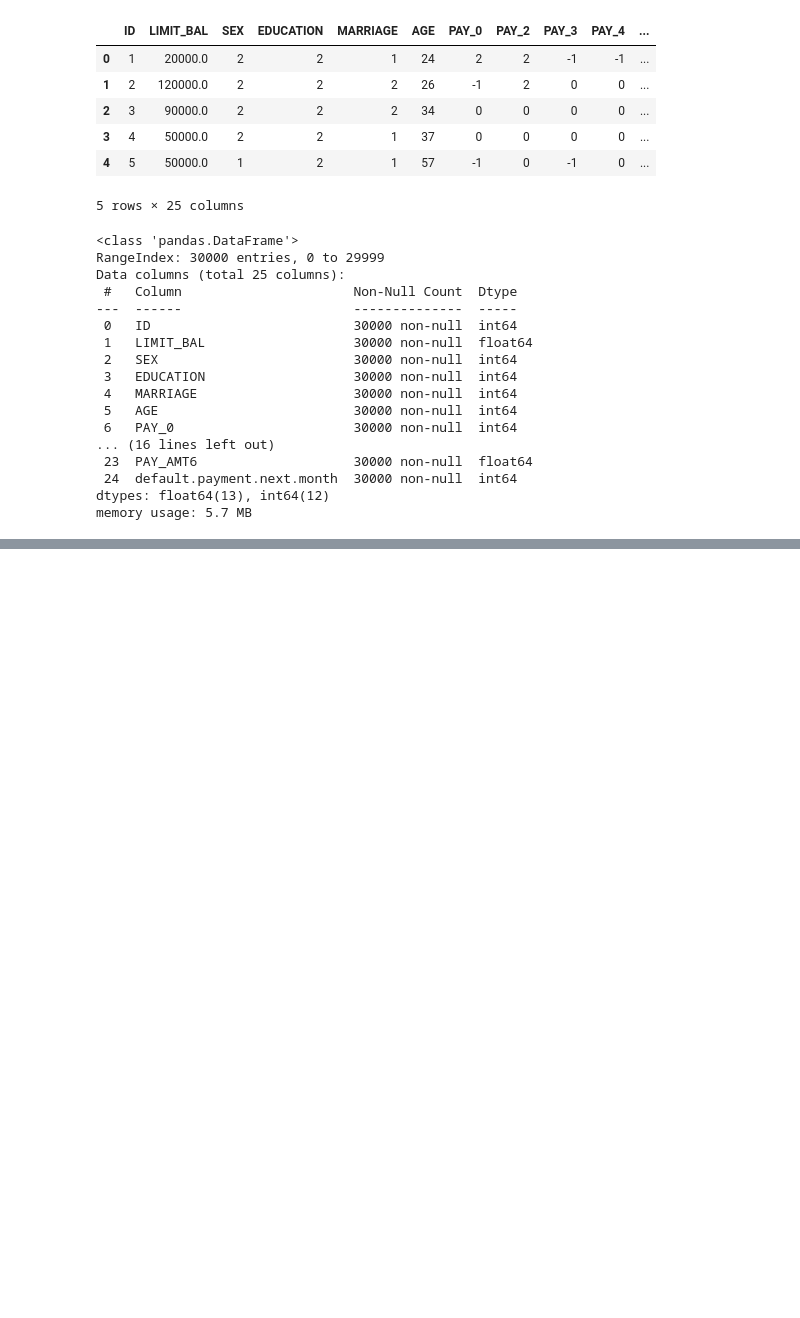
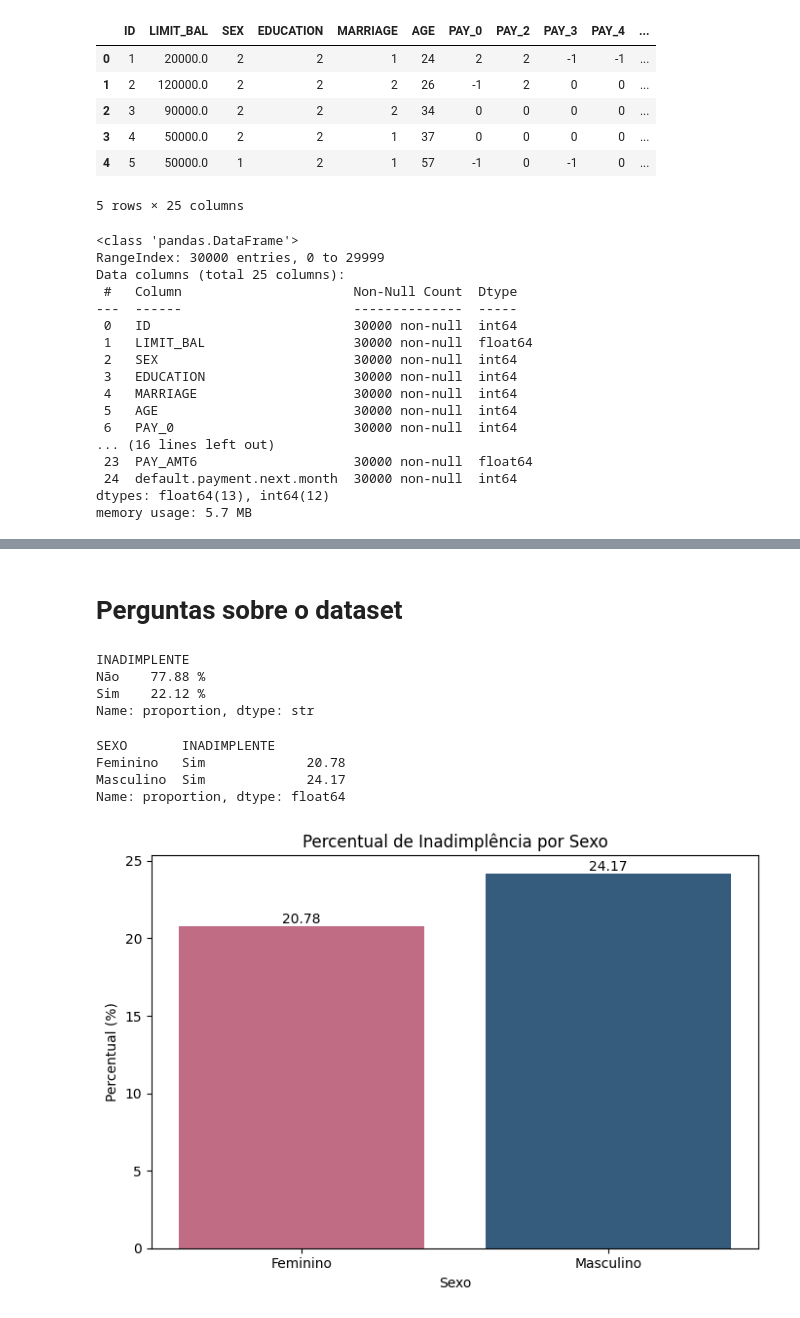
Before and after one commit to rtyodono/ProjetoTecnicasDeProgramacao, a Jupyter notebook: Projeto.ipynb, the cells around one changed output, grey strips where cells are left out. Cells and saved outputs as stored; diff of their text form; code cells hidden in the pictures; blank space fills up the shorter version.

```diff
--- a/Projeto.ipynb
+++ b/Projeto.ipynb
@@ -177,0 +233,49 @@ for coluna in variaveis_quantitativas:
+# %% [markdown]
+# Perguntas sobre o dataset
+# %%
+# Inadimplência Geral
+
+inad_geral = df['INADIMPLENTE'].value_counts(normalize=True).mul(100).round(2).astype(str) + ' %'
+inad_geral
+# %% [output]
+INADIMPLENTE
+Não    77.88 %
+Sim    22.12 %
+Name: proportion, dtype: str
+# %%
+# Inadimplência por sexo
+
+inad_por_sexo = df.groupby('SEXO')['INADIMPLENTE'].value_counts(normalize=True).mul(100).round(2)
+inad_por_sexo = inad_por_sexo[[('Feminino','Sim'),('Masculino','Sim')]]
+inad_por_sexo
+# %% [output]
+SEXO       INADIMPLENTE
+Feminino   Sim             20.78
+Masculino  Sim             24.17
+Name: proportion, dtype: float64
+# %%
+# Gráfico
+plot_df = inad_por_sexo.reset_index()
+plot_df.columns = ['SEXO', 'INADIMPLENTE', 'PERCENTUAL']
+
+fig, ax = plt.subplots(figsize=(7,5))
+bars = ax.bar(plot_df['SEXO'], plot_df['PERCENTUAL'], color=['#C06C84', '#355C7D'])
+
+plt.title('Percentual de Inadimplência por Sexo')
+plt.xlabel('Sexo')
+plt.ylabel('Percentual (%)')
+plt.xticks(rotation=0)
+
+for bar in bars:
+    height = bar.get_height()
+    ax.text(
+        bar.get_x() + bar.get_width()/2,
+        height,
+        f'{height:.2f}',
+        ha='center', va='bottom'
+    )
+
+plt.tight_layout()
+plt.show()
+# %% [output]
+[figure, added]
```
Also changed, not shown: parts of 16 cells of this notebook.
